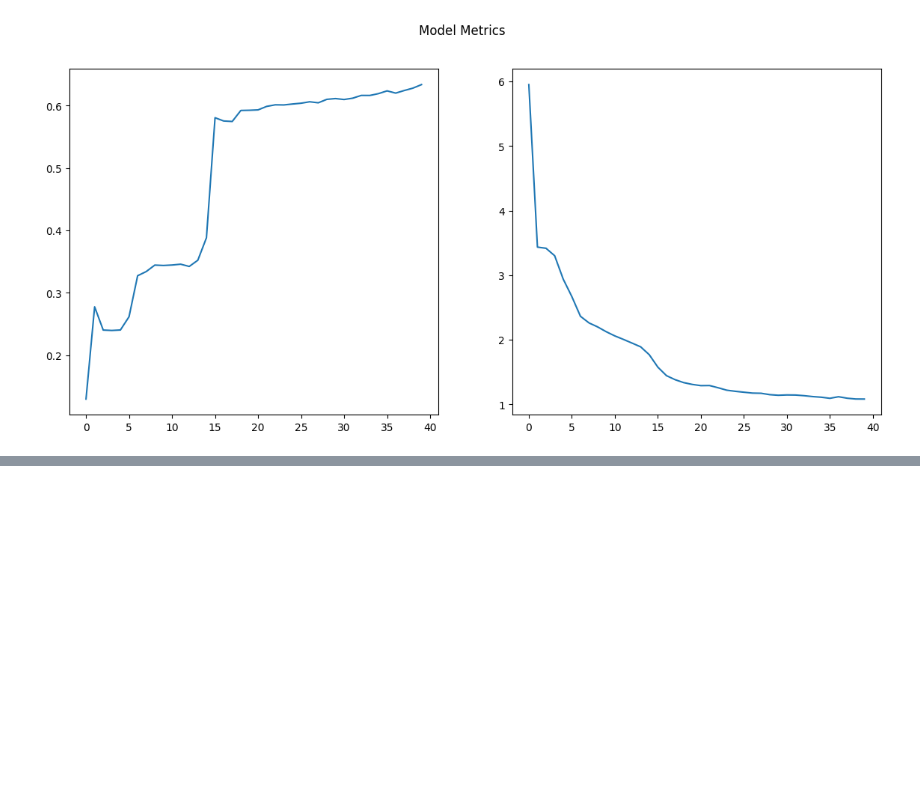
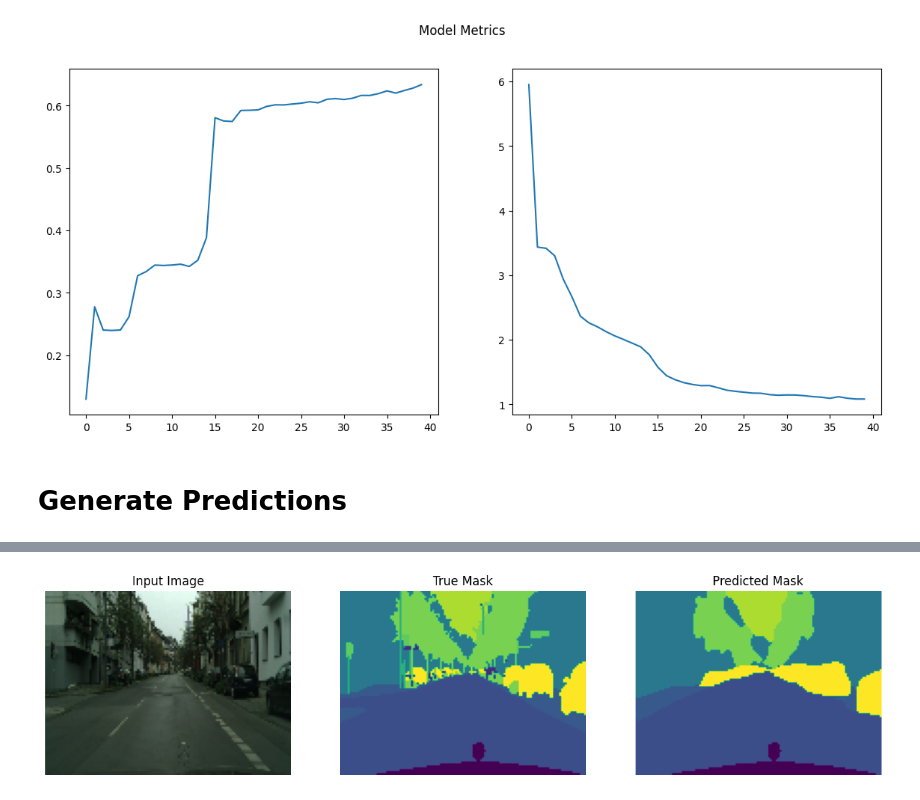
Before and after one commit to AxelHippolite/PROJ831-AIBias, a Jupyter notebook: Cityscapes/main_unet.ipynb, the cells around one changed output, grey strips where cells are left out. Saved outputs shown, nothing was run; the diff lists cells and outputs as text; code cells hidden in the pictures; blank space fills up the shorter version.

Commit message:
add cityscapes model notebooks and readme text

```diff
--- a/Cityscapes/main.ipynb
+++ b/Cityscapes/main_unet.ipynb
@@ -32,3 +16,6 @@ src_list_train, seg_list_train = sorted(src_list_train), sorted(seg_list_train)
+# %%
+src_list_train = sorted(glob.glob('data/leftImg8bit/train/*/*.png'))
+seg_list_train = sorted(glob.glob('data/gtFine/train/*/*_labelIds.png'))
 # %% [markdown]
 # Preprocess Data
 # %%
@@ -166,12 +151,0 @@ model_history = unet.fit(train_dataset, epochs=EPOCHS)
-# %%
-def create_mask(pred_mask):
-    pred_mask = tf.argmax(pred_mask, axis=-1)
-    pred_mask = pred_mask[..., tf.newaxis]
-    return pred_mask[0]
-
-def show_predictions(dataset=None, num=1):
-    for image, mask in dataset.take(num):
-            pred_mask = unet.predict(image)
-            display([image[0], mask[0], create_mask(pred_mask)])
-
-show_predictions(train_dataset)
@@ -192,3 +163,19 @@ plt.suptitle("Model Metrics")
 plt.show()
 # %% [output]
 [figure]
+# %% [markdown]
+# Generate Predictions
+# %%
+def create_mask(pred_mask):
+    pred_mask = tf.argmax(pred_mask, axis=-1)
+    pred_mask = pred_mask[..., tf.newaxis]
+    return pred_mask[0]
+
+def show_predictions(dataset=None, num=1):
+    for image, mask in dataset.take(num):
+            pred_mask = model.predict(image)
+            display([image[0], mask[0], create_mask(pred_mask)])
+
+train_dataset = processed_src_ds.cache().shuffle(500).batch(32)
+show_predictions(train_dataset)
+# %% [output]
@@ -194,0 +184 @@ plt.show()
+[figure, added]
```
Also changed, not shown: parts of 7 cells of this notebook, 2 other files.
